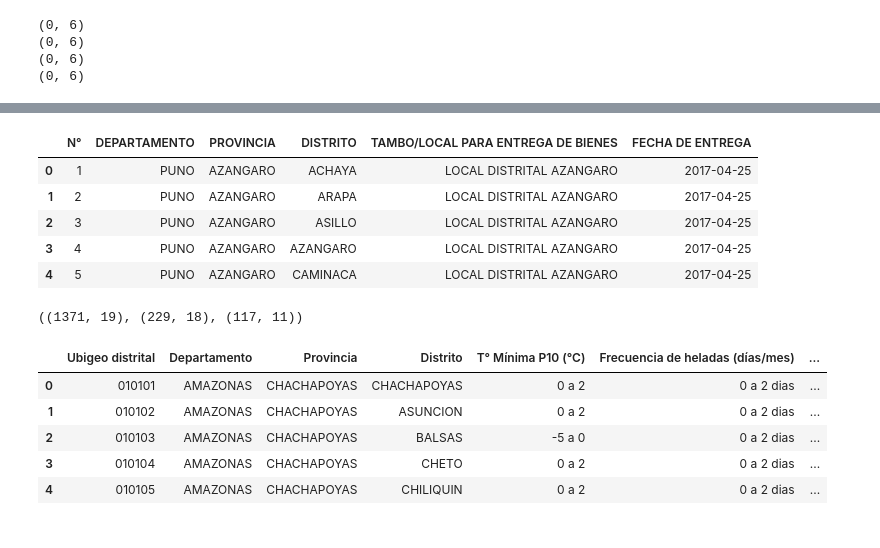
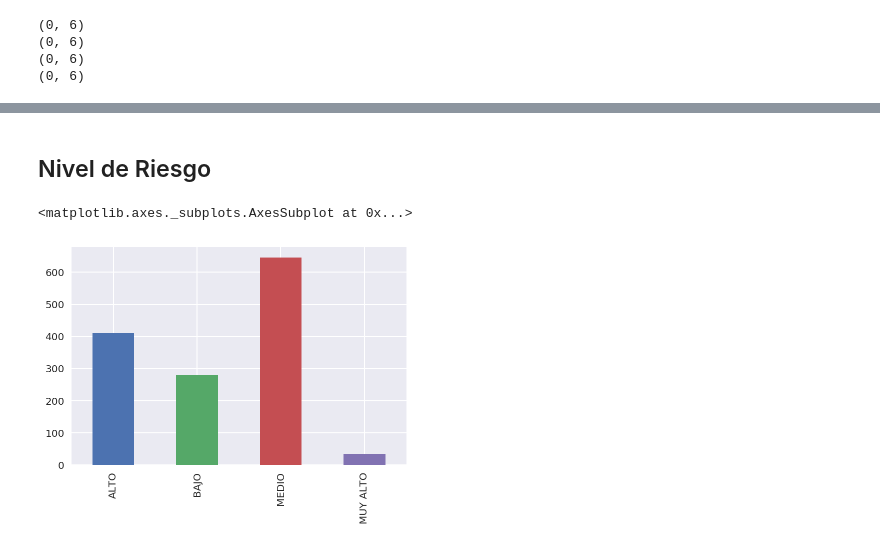
Before and after one commit to Robert-Aduviri/optimizacion-heladas-friaje, a Jupyter notebook: Step 1 - Data Analysis.ipynb, the cells around one changed output, grey strips where cells are left out. Cells and saved outputs as stored; diff of their text form; code cells hidden in the pictures.

```diff
--- a/Step 1 - Data Analysis.ipynb
+++ b/Step 1 - Data Analysis.ipynb
@@ -288,24 +216,7 @@ print(list(df_heladas['Distrito']))
-# %%
-df_zonas.head()
-# %% [output]
-|  | N° | DEPARTAMENTO | PROVINCIA | DISTRITO | TAMBO/LOCAL PARA ENTREGA DE BIENES | FECHA DE ENTREGA |
-| 0 | 1 | PUNO | AZANGARO | ACHAYA | LOCAL DISTRITAL AZANGARO | 2017-04-25 |
-| 1 | 2 | PUNO | AZANGARO | ARAPA | LOCAL DISTRITAL AZANGARO | 2017-04-25 |
-| 2 | 3 | PUNO | AZANGARO | ASILLO | LOCAL DISTRITAL AZANGARO | 2017-04-25 |
-| 3 | 4 | PUNO | AZANGARO | AZANGARO | LOCAL DISTRITAL AZANGARO | 2017-04-25 |
-| 4 | 5 | PUNO | AZANGARO | CAMINACA | LOCAL DISTRITAL AZANGARO | 2017-04-25 |
-# %%
-df_heladas.shape, df_friaje.shape, df_tambos.shape
-# %% [output]
-((1371, 19), (229, 18), (117, 11))
-# %%
-df_heladas['Total del distrito'] = df_heladas['Total del distrito'].astype(float)
-# %%
-df_heladas.head()
-# %% [output]
-|  | Ubigeo distrital | Departamento | Provincia | Distrito | T° Mínima P10 (°C) | Frecuencia de heladas (días/mes) | ... |
-| 0 | 010101 | AMAZONAS | CHACHAPOYAS | CHACHAPOYAS | 0 a 2 | 0 a 2 dias | ... |
-| 1 | 010102 | AMAZONAS | CHACHAPOYAS | ASUNCION | 0 a 2 | 0 a 2 dias | ... |
-| 2 | 010103 | AMAZONAS | CHACHAPOYAS | BALSAS | -5 a 0 | 0 a 2 dias | ... |
-| 3 | 010104 | AMAZONAS | CHACHAPOYAS | CHETO | 0 a 2 | 0 a 2 dias | ... |
-| 4 | 010105 | AMAZONAS | CHACHAPOYAS | CHILIQUIN | 0 a 2 | 0 a 2 dias | ... |
+# %% [markdown]
+## Nivel de Riesgo
+# %%
+df_heladas['Nivel de Riesgo MINSA'].value_counts().sort_index().plot.bar()
+# %% [output]
+<matplotlib.axes._subplots.AxesSubplot at 0x...>
+[figure, added]
```
Also changed, not shown: parts of 25 cells of this notebook, 5 other files.
